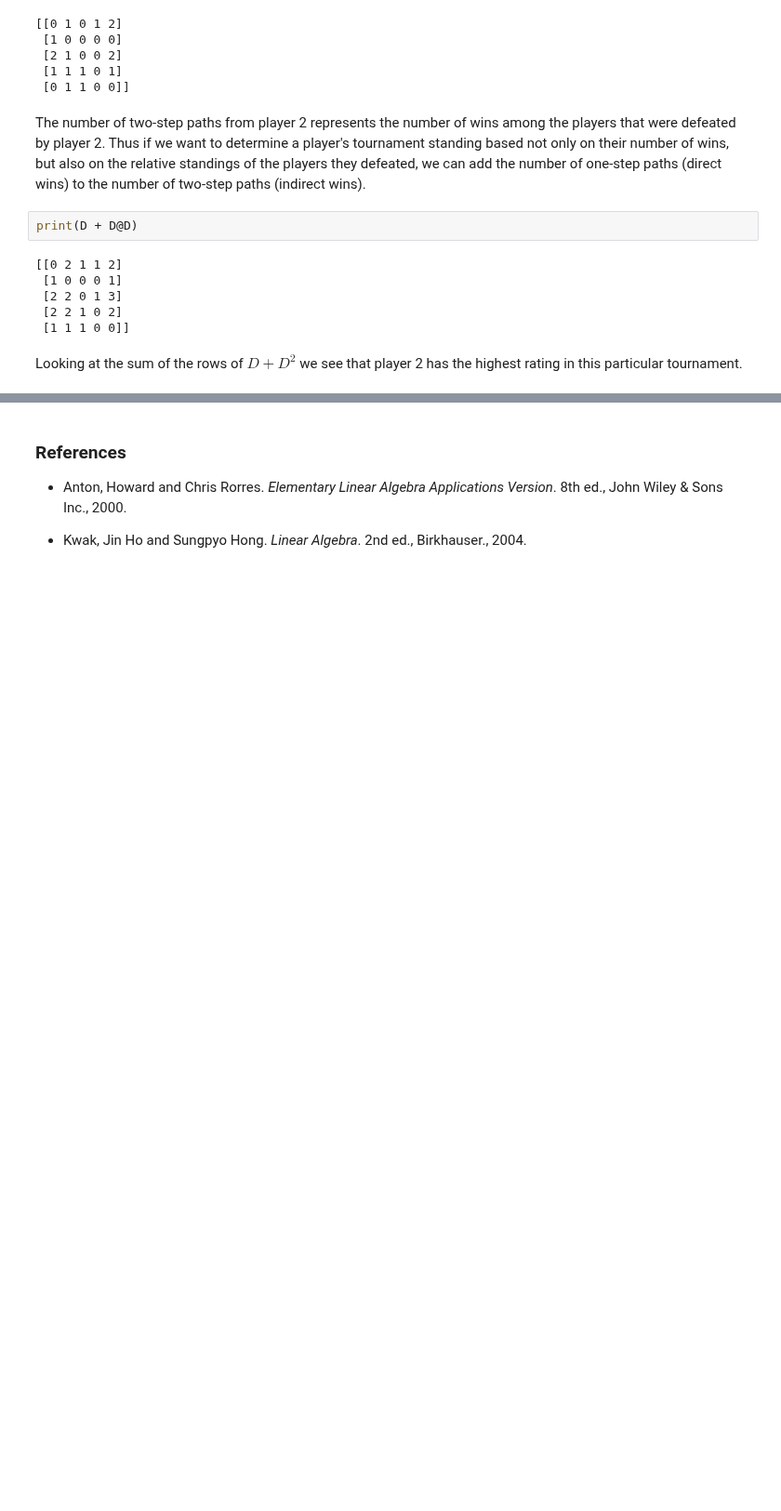
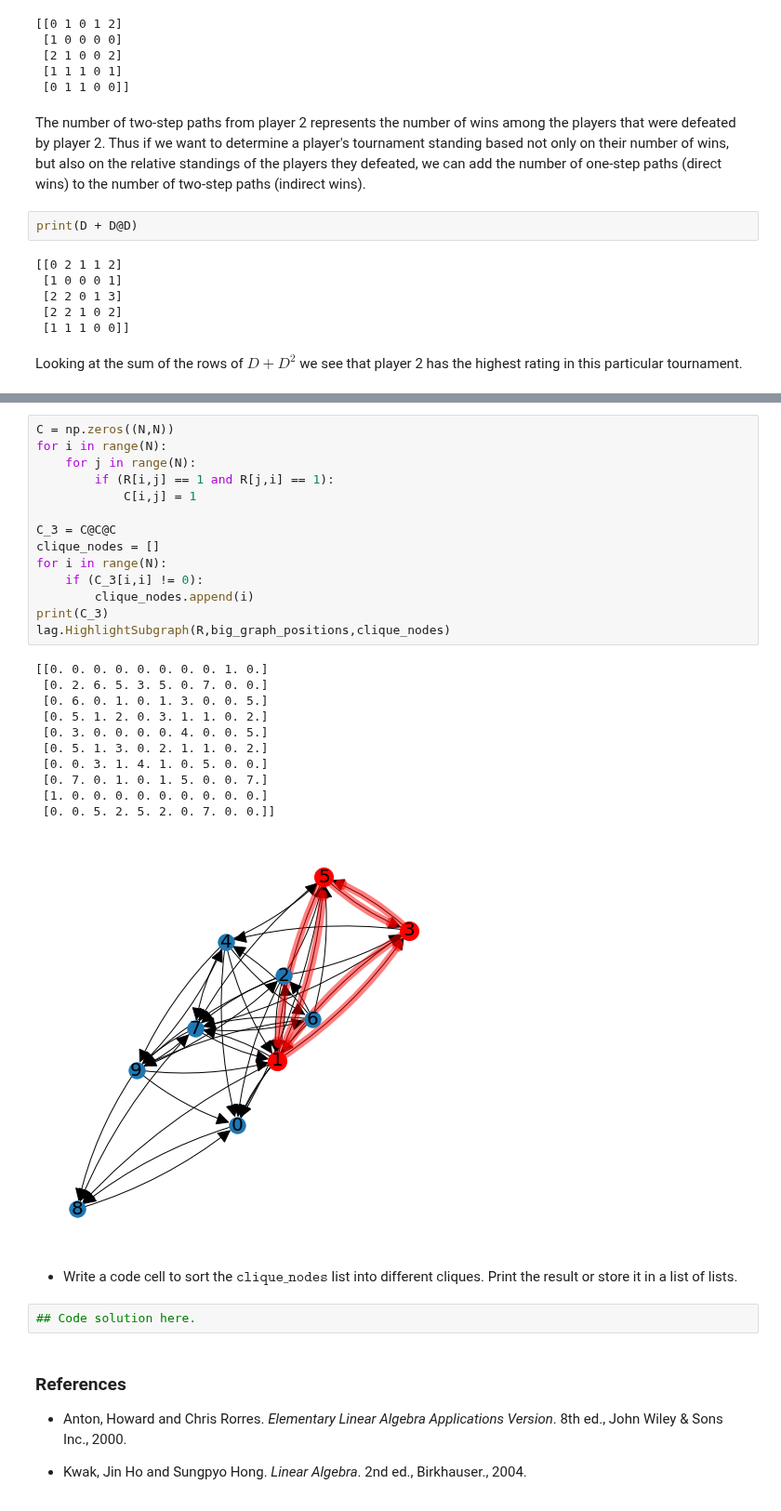
Before and after one commit to bvanderlei/jupyter-guide-to-linear-algebra, a Jupyter notebook: Applications.ipynb, the cells around one changed output, grey strips where cells are left out. Shown at 93% size. Cells and saved outputs as stored; diff of their text form; blank space fills up the shorter version.

```diff
--- a/Applications.ipynb
+++ b/Applications.ipynb
@@ -533,3 +547,33 @@ Looking at the sum of the rows of $D + D^2$ we see that player 2 has the highest
+# %%
+C = np.zeros((N,N))
+for i in range(N):
+    for j in range(N):
+        if (R[i,j] == 1 and R[j,i] == 1):
+            C[i,j] = 1
+
+C_3 = C@C@C
+clique_nodes = []
+for i in range(N):
+    if (C_3[i,i] != 0):
+        clique_nodes.append(i)
+print(C_3)
+lag.HighlightSubgraph(R,big_graph_positions,clique_nodes)
+# %% [output]
+[[0. 0. 0. 0. 0. 0. 0. 0. 1. 0.]
+ [0. 2. 6. 5. 3. 5. 0. 7. 0. 0.]
+ [0. 6. 0. 1. 0. 1. 3. 0. 0. 5.]
+ [0. 5. 1. 2. 0. 3. 1. 1. 0. 2.]
+ [0. 3. 0. 0. 0. 0. 4. 0. 0. 5.]
+ [0. 5. 1. 3. 0. 2. 1. 1. 0. 2.]
+ [0. 0. 3. 1. 4. 1. 0. 5. 0. 0.]
+ [0. 7. 0. 1. 0. 1. 5. 0. 0. 7.]
+ [1. 0. 0. 0. 0. 0. 0. 0. 0. 0.]
+ [0. 0. 5. 2. 5. 2. 0. 7. 0. 0.]]
+[figure, added]
+# %% [markdown]
+- Write a code cell to sort the $\texttt{clique_nodes}$ list into different cliques.  Print the result or store it in a list of lists.
+# %%
+## Code solution here.
 # %% [markdown]
 ### References
 
```
Also changed, not shown: parts of 20 cells of this notebook, 19 other files.
